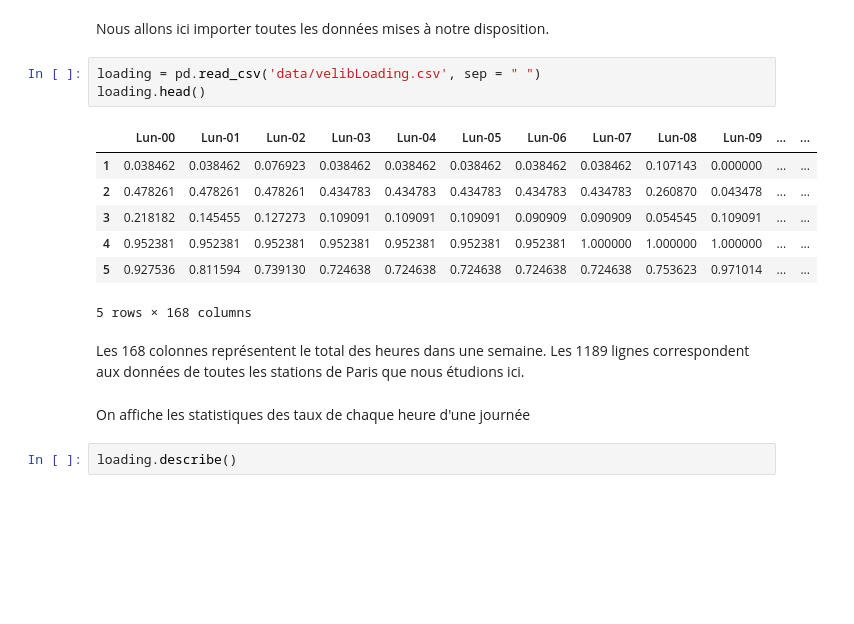
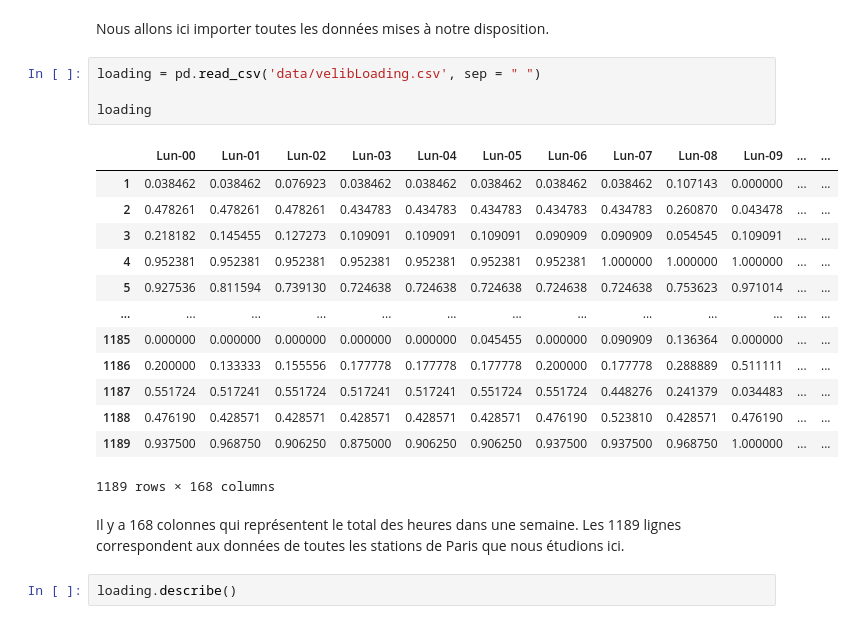
Before and after one commit to Paulod82/Velib, a Jupyter notebook: projet_analyse_d.ipynb, the cells around one changed output. Drawn from its saved outputs; the diff is of its cells as text; blank space fills up the shorter version.

```diff
--- a/projet_analyse_d.ipynb
+++ b/projet_analyse_d.ipynb
@@ -20,19 +20,24 @@ Plus le taux est proche de 1 plus la station a de vélos disponibles. Inversemen
 Nous allons ici importer toutes les données mises à notre disposition.
 # %%
 loading = pd.read_csv('data/velibLoading.csv', sep = " ")
-loading.head()
+
+loading
 # %% [output]
 |  | Lun-00 | Lun-01 | Lun-02 | Lun-03 | Lun-04 | Lun-05 | Lun-06 | Lun-07 | Lun-08 | Lun-09 | ... | ... |
 | 1 | 0.038462 | 0.038462 | 0.076923 | 0.038462 | 0.038462 | 0.038462 | 0.038462 | 0.038462 | 0.107143 | 0.000000 | ... | ... |
 | 2 | 0.478261 | 0.478261 | 0.478261 | 0.434783 | 0.434783 | 0.434783 | 0.434783 | 0.434783 | 0.260870 | 0.043478 | ... | ... |
 | 3 | 0.218182 | 0.145455 | 0.127273 | 0.109091 | 0.109091 | 0.109091 | 0.090909 | 0.090909 | 0.054545 | 0.109091 | ... | ... |
 | 4 | 0.952381 | 0.952381 | 0.952381 | 0.952381 | 0.952381 | 0.952381 | 0.952381 | 1.000000 | 1.000000 | 1.000000 | ... | ... |
 | 5 | 0.927536 | 0.811594 | 0.739130 | 0.724638 | 0.724638 | 0.724638 | 0.724638 | 0.724638 | 0.753623 | 0.971014 | ... | ... |
+| ... | ... | ... | ... | ... | ... | ... | ... | ... | ... | ... | ... | ... |
+| 1185 | 0.000000 | 0.000000 | 0.000000 | 0.000000 | 0.000000 | 0.045455 | 0.000000 | 0.090909 | 0.136364 | 0.000000 | ... | ... |
+| 1186 | 0.200000 | 0.133333 | 0.155556 | 0.177778 | 0.177778 | 0.177778 | 0.200000 | 0.177778 | 0.288889 | 0.511111 | ... | ... |
+| 1187 | 0.551724 | 0.517241 | 0.551724 | 0.517241 | 0.517241 | 0.551724 | 0.551724 | 0.448276 | 0.241379 | 0.034483 | ... | ... |
+| 1188 | 0.476190 | 0.428571 | 0.428571 | 0.428571 | 0.428571 | 0.428571 | 0.476190 | 0.523810 | 0.428571 | 0.476190 | ... | ... |
+| 1189 | 0.937500 | 0.968750 | 0.906250 | 0.875000 | 0.906250 | 0.906250 | 0.937500 | 0.937500 | 0.968750 | 1.000000 | ... | ... |
-5 rows × 168 columns
+1189 rows × 168 columns
 # %% [markdown]
-Les 168 colonnes représentent le total des heures dans une semaine. Les 1189 lignes correspondent aux données de toutes les stations de Paris que nous étudions ici.
+Il y a 168 colonnes qui représentent le total des heures dans une semaine. Les 1189 lignes correspondent aux données de toutes les stations de Paris que nous étudions ici.
-# %% [markdown]
-On affiche les statistiques des taux de chaque heure d'une journée
 # %%
 loading.describe()
 # %% [output]
```
Also changed, not shown: parts of 97 cells of this notebook.
